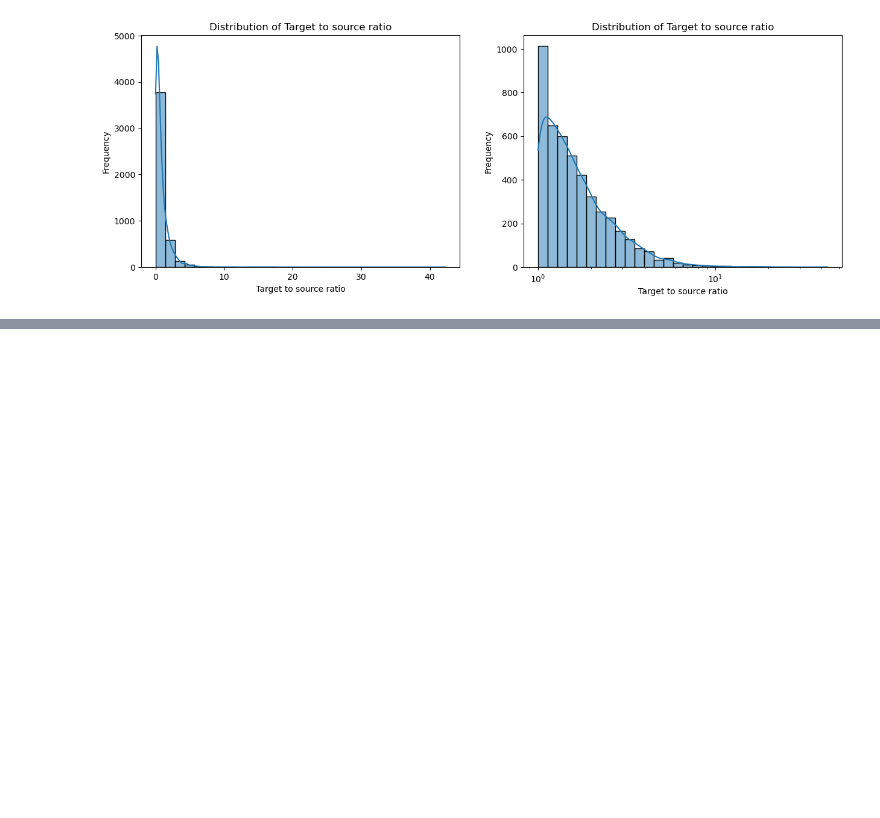
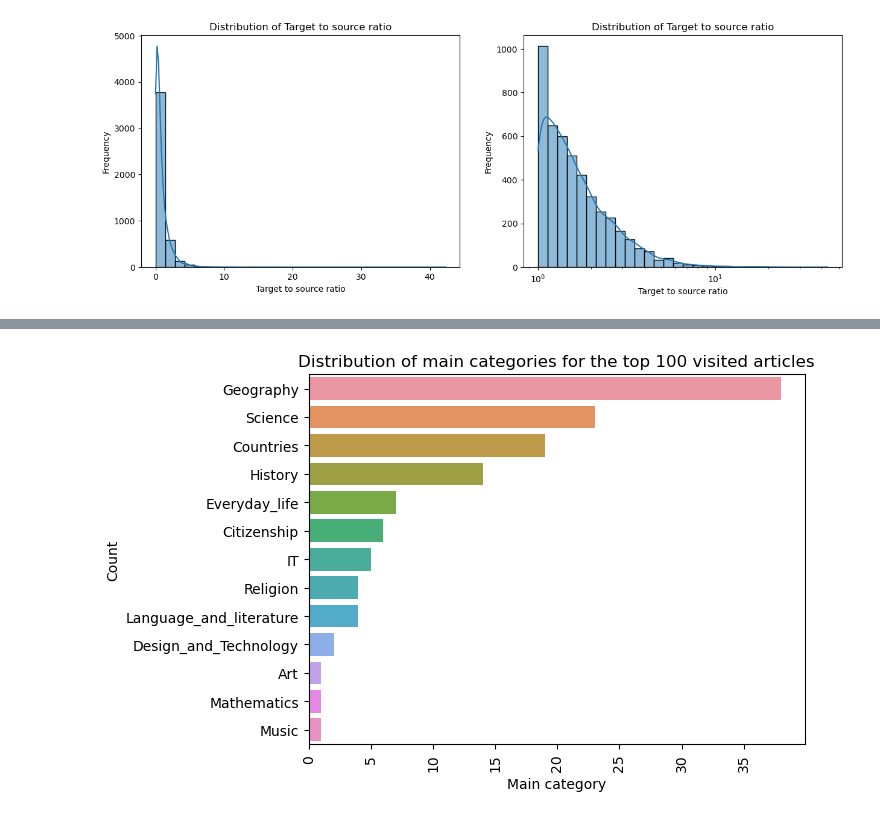
Before and after one commit to epfl-ada/ada-2023-project-epfldatadynamos, a Jupyter notebook: preliminary_analysis.ipynb, the cells around one changed output, grey strips where cells are left out. Drawn from its saved outputs; the diff is of its cells as text; code cells hidden in the pictures; blank space fills up the shorter version.

```diff
--- a/preliminary_analysis.ipynb
+++ b/preliminary_analysis.ipynb
@@ -417,0 +435,12 @@ finished_paths.describe()
+# %%
+from collections import Counter
+
+all_paths = [i.split(';')[1:-1] for i in finished_paths['path'].tolist()]
+all_articles = [article for path in all_paths for article in path]
+
+article_counter = Counter(all_articles)
+del article_counter['<']
+
+# Most visited
+top_hub_articles = [article for article, count in article_counter.most_common(100)]
+top_hub_articles[:20]
@@ -417,0 +468,11 @@ finished_paths.describe()
+# %%
+top_hub_categories = categories[categories['article'].isin(top_hub_articles)]
+
+sns.countplot(data=top_hub_categories, y='main_category', order=top_hub_categories['main_category'].value_counts().index)
+plt.xlabel('Main category')
+plt.ylabel('Count')
+plt.title('Distribution of main categories for the top 100 visited articles')
+plt.xticks(rotation=90)
+plt.show()
+# %% [output]
+[figure, added]
```
Also changed, not shown: parts of 39 cells of this notebook, 1 other file.
